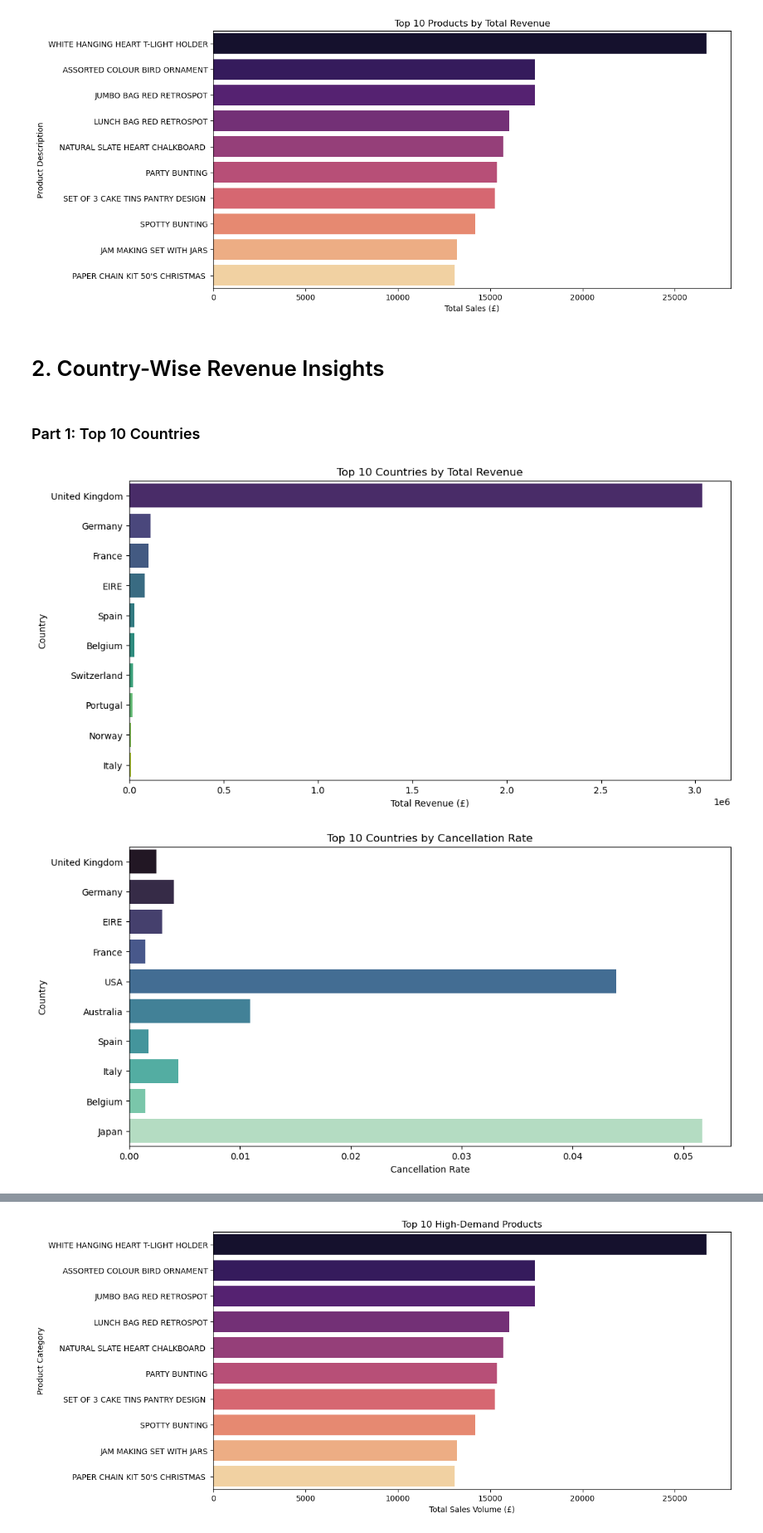
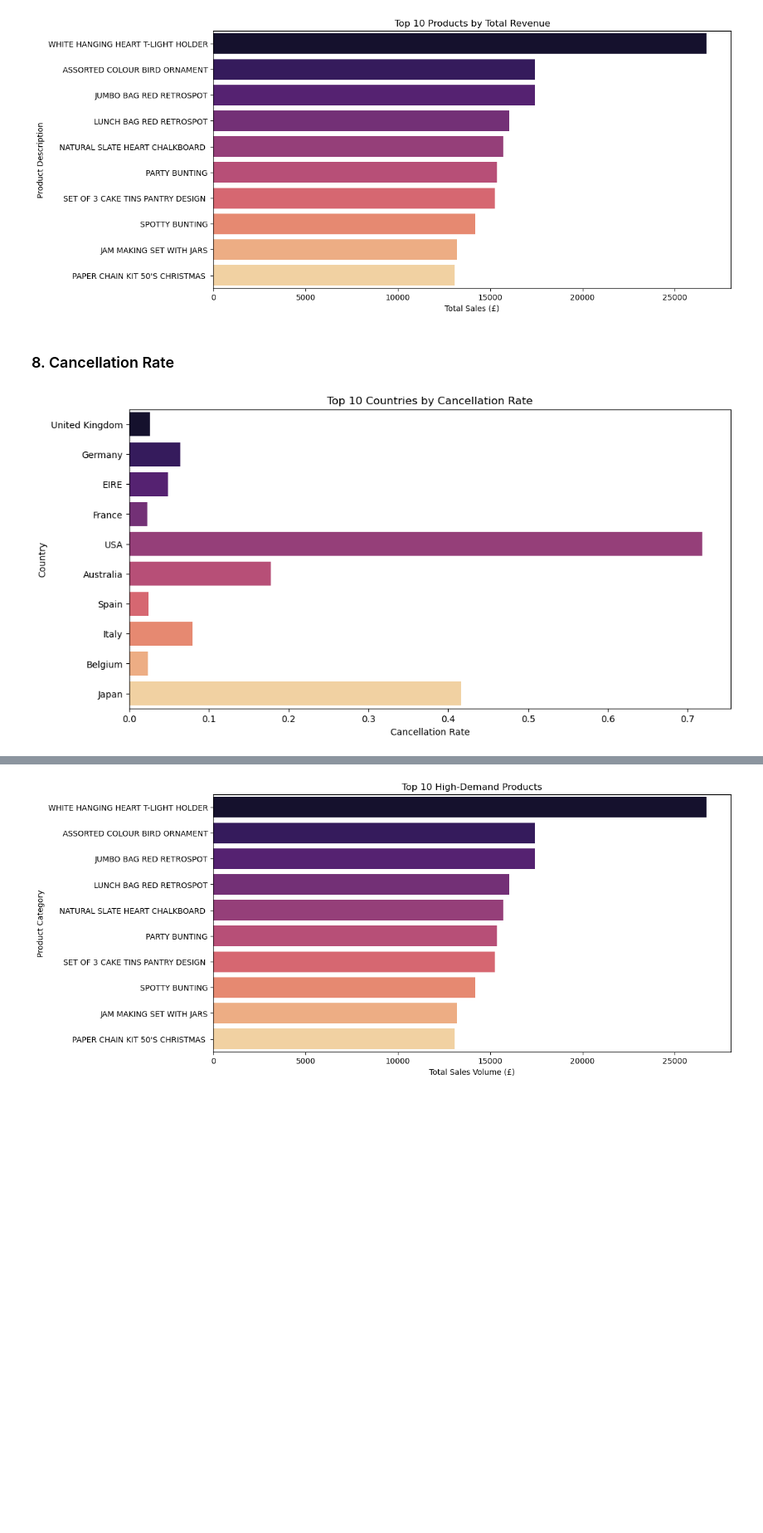
Before and after one commit to Godwin-Oti/UK-Based-Online-Retail-Analytics, a Jupyter notebook: Data_Prep_&_EDA.ipynb, the cells around one changed output, grey strips where cells are left out. Shown at 83% size. Saved outputs shown, nothing was run; the diff lists cells and outputs as text; code cells hidden in the pictures; blank space fills up the shorter version.

```diff
--- a/Data_Prep_&_EDA.ipynb
+++ b/Data_Prep_&_EDA.ipynb
@@ -16,7 +16,7 @@ from sklearn.cluster import DBSCAN
 # Load Data
 # %%
 # Load the actual Excel file
-excel_file_path = 'C:\Desktop\Sales, Pricing, and Customer Behaviour Analysis\online+retail\Online Retail.xlsx'
+excel_file_path = r"C:\Desktop\UK Based Retail Analytics\online+retail\Online Retail.xlsx"
 excel_data = pd.ExcelFile(excel_file_path)
 # %%
 # Load each sheet into a separate DataFrame
@@ -620,63 +669,52 @@ plt.ylabel('Product Description')
 plt.show()
 # %% [output]
 [figure]
-# %% [markdown]
-# 2. Country-Wise Revenue Insights
-# %% [markdown]
-### Part 1: Top 10 Countries
+# %% [markdown]
+### 8. Cancellation Rate
 # %%
 import matplotlib.pyplot as plt
 import seaborn as sns
 import pandas as pd
 
-# Assuming:
-# - 'canceled_transactions' has 'is_canceled', 'Quantity', 'Description', 'InvoiceDate', 'CustomerID', 'Country'
-# - 'online_retail_cleaned_no_cancellations_no_outliers' has 'InvoiceNo', 'StockCode', 'Description', 'Quantity', 'InvoiceDate', 'UnitPrice(£)', 'CustomerID', 'Country', 'Sales(£)', 'is_canceled'
 
-# Step 1: Combine the two DataFrames by concatenation (add the 'Sales(£)' column to the canceled transactions dataframe)
-# Add a 'Sales(£)' column to canceled transactions for consistency, assuming canceled transactions have no sales
-canceled_transactions['Sales(£)'] = 0
+# Step 0: Combine the two DataFrames by concatenation (add the 'Sales(£)' column to canceled transactions dataframe)
+canceled_transactions['Sales(£)'] = 0  # Assuming canceled transactions have no revenue
 
-# Concatenate both DataFrames (this assumes both have 'Country' as a common column)
+# Ensure both DataFrames have the same structure for concatenation
+columns_to_keep = [
+    'InvoiceNo', 'StockCode', 'Description', 'Quantity', 'InvoiceDate',
+    'UnitPrice(£)', 'CustomerID', 'Country', 'Sales(£)', 'is_canceled'
+]
+# Add missing columns to canceled_transactions (if necessary)
+for col in columns_to_keep:
+    if col not in canceled_transactions:
+        canceled_transactions[col] = None
+
+# Concatenate both DataFrames
 combined_data = pd.concat([online_retail_cleaned_no_cancellations_no_outliers, canceled_transactions])
 
-# Step 2: Aggregate revenue and cancellations by country
+# Step 1: Aggregate revenue and cancellations by country
 country_revenue = combined_data.groupby('Country').agg(
-    Total_Revenue=('Sales(£)', 'sum'),
+    Total_Transactions=('InvoiceNo', 'count'),  # Total number of transactions
+    Total_Revenue=('Sales(£)', 'sum'),          # Sum of Sales(£)
     Total_Cancellations=('is_canceled', 'sum')  # Count of canceled transactions
 ).reset_index()
 
-
-# Step 1: Aggregate revenue and cancellations by country
-country_revenue = combined_data.groupby('Country').agg(
-    Total_Revenue=('Sales(£)', 'sum'),
-    Total_Cancellations=('is_canceled', 'sum')  # Count of canceled transactions
-).reset_index()
-
-# Step 2: Calculate net revenue and cancellation rate
-country_revenue['Net_Revenue'] = country_revenue['Total_Revenue'] - country_revenue['Total_Cancellations']
-country_revenue['Cancellation_Rate'] = country_revenue['Total_Cancellations'] / country_revenue['Total_Revenue']
+# Step 2: Calculate cancellation rate per country
+country_revenue['Cancellation_Rate'] = country_revenue['Total_Cancellations'] / country_revenue['Total_Transactions']
 
 # Step 3a: Rank and filter the Top 10 countries by revenue
 top_countries_rev = country_revenue.sort_values(by='Total_Revenue', ascending=False).head(10)
 
-# Step 3b: Rank and filter the Top 10 countries by revenue
+# Step 3b: Rank and filter the Top 10 countries by Total Cancellations
 top_countries_cancel = country_revenue.sort_values(by='Total_Cancellations', ascending=False).head(10)
 
-# Step 4: Plot Total Revenue and Cancellation Rate for Top 10 Countries
+# Step 4: Plot Cancellation Rate for Top 10 Countries
 plt.figure(figsize=(12, 6))
-sns.barplot(x='Total_Revenue', y='Country', data=top_countries_rev, palette='viridis')
-plt.title('Top 10 Countries by Total Revenue')
-plt.xlabel('Total Revenue (£)')
-plt.ylabel('Country')
-plt.show()
-
-plt.figure(figsize=(12, 6))
-sns.barplot(x='Cancellation_Rate', y='Country', data=top_countries_cancel, palette='mako')
+sns.barplot(x='Cancellation_Rate', y='Country', data=top_countries_cancel, palette='magma')
 plt.title('Top 10 Countries by Cancellation Rate')
 plt.xlabel('Cancellation Rate')
 plt.ylabel('Country')
 plt.show()
 # %% [output]
-[figure, old version]
+[figure, new version]
-[figure, removed]
```
Also changed, not shown: parts of 54 cells of this notebook, 2 other files.
